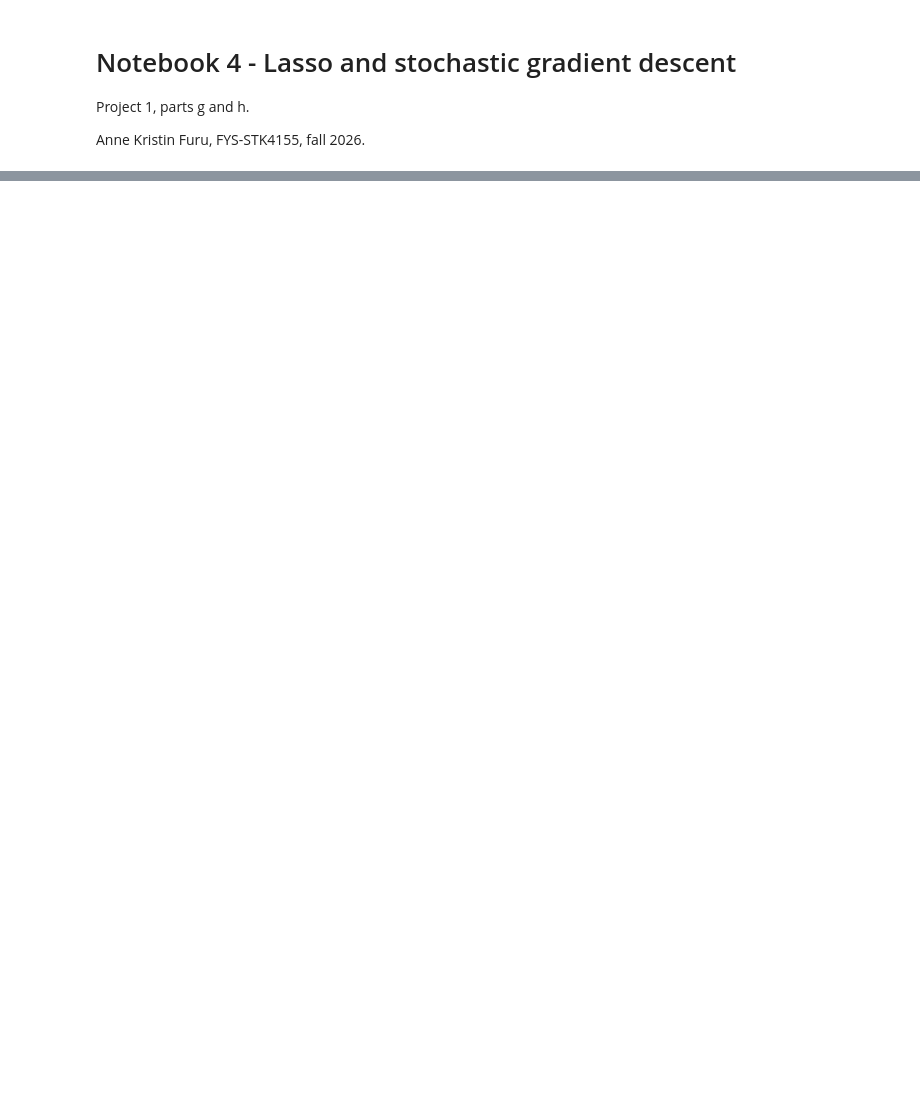
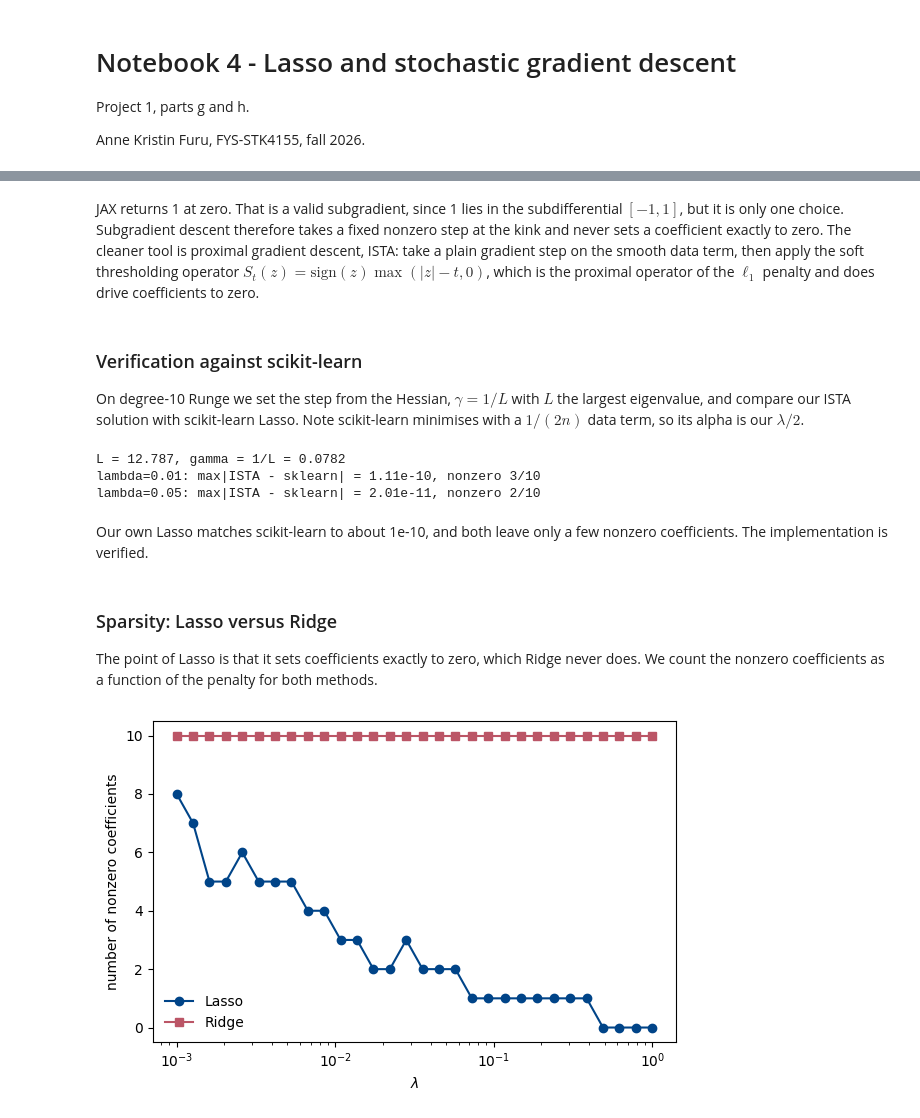
Before and after one commit to Annekfu/FYS-STK4155-Project1, a Jupyter notebook: notebooks/4_lasso_sgd.ipynb, the cells around one changed output, grey strips where cells are left out. Saved outputs shown, nothing was run; the diff lists cells and outputs as text; code cells hidden in the pictures; blank space fills up the shorter version.

```diff
--- a/notebooks/4_lasso_sgd.ipynb
+++ b/notebooks/4_lasso_sgd.ipynb
@@ -33,0 +48,52 @@ Minibatches, epochs and the learning-rate schedule of Eq. (4.40). Study of the m
+# %% [markdown]
+JAX returns 1 at zero. That is a valid subgradient, since 1 lies in the subdifferential $[-1, 1]$, but it is only one choice. Subgradient descent therefore takes a fixed nonzero step at the kink and never sets a coefficient exactly to zero. The cleaner tool is proximal gradient descent, ISTA: take a plain gradient step on the smooth data term, then apply the soft thresholding operator $S_t(z) = \mathrm{sign}(z)\max(|z|-t,0)$, which is the proximal operator of the $\ell_1$ penalty and does drive coefficients to zero.
+# %% [markdown]
+### Verification against scikit-learn
+
+On degree-10 Runge we set the step from the Hessian, $\gamma = 1/L$ with $L$ the largest eigenvalue, and compare our ISTA solution with scikit-learn Lasso. Note scikit-learn minimises with a $1/(2n)$ data term, so its alpha is our $\lambda/2$.
+# %%
+d = 10
+X = polynomial_features(x, d)
+Xtr, Xte, ytr, yte = split(X, y, test_size=0.2, seed=SEED)
+Xtr, Xte, ytr, yte, _ = scale_center(Xtr, Xte, ytr, yte)
+L = hessian_eigs(Xtr).max()
+gamma = 1.0 / L
+print(f'L = {L:.3f}, gamma = 1/L = {gamma:.4f}')
+
+for lam in (0.01, 0.05):
+    th = lasso_ista(Xtr, ytr, lam, gamma=gamma, num_iters=200000, tol=1e-12)
+    sk = SKLasso(alpha=lam / 2, fit_intercept=False, max_iter=500000, tol=1e-12).fit(Xtr, ytr)
+    diff = np.max(np.abs(th - sk.coef_))
+    nz = int((np.abs(th) > 1e-8).sum())
+    print(f'lambda={lam}: max|ISTA - sklearn| = {diff:.2e}, nonzero {nz}/{d}')
+# %% [output]
+L = 12.787, gamma = 1/L = 0.0782
+lambda=0.01: max|ISTA - sklearn| = 1.11e-10, nonzero 3/10
+lambda=0.05: max|ISTA - sklearn| = 2.01e-11, nonzero 2/10
+# %% [markdown]
+Our own Lasso matches scikit-learn to about 1e-10, and both leave only a few nonzero coefficients. The implementation is verified.
+# %% [markdown]
+### Sparsity: Lasso versus Ridge
+
+The point of Lasso is that it sets coefficients exactly to zero, which Ridge never does. We count the nonzero coefficients as a function of the penalty for both methods.
+# %%
+lams = np.logspace(-3, 0, 30)
+nz_lasso, nz_ridge = [], []
+for lam in lams:
+    tl = lasso_ista(Xtr, ytr, lam, gamma=gamma, num_iters=20000, tol=1e-10)
+    tr = ridge_closed_form(Xtr, ytr, lam)
+    nz_lasso.append(int((np.abs(tl) > 1e-8).sum()))
+    nz_ridge.append(int((np.abs(tr) > 1e-8).sum()))
+
+fig, ax = plt.subplots(figsize=(6, 4))
+ax.plot(lams, nz_lasso, 'o-', color=BLUE, label='Lasso')
+ax.plot(lams, nz_ridge, 's-', color=RED, label='Ridge')
+ax.set_xscale('log')
+ax.set_xlabel(r'$\lambda$')
+ax.set_ylabel('number of nonzero coefficients')
+ax.legend(frameon=False)
+fig.tight_layout()
+savefig('g_sparsity', fig)
+plt.show()
+# %% [output]
+[figure, added]
```
Also changed, not shown: parts of 23 cells of this notebook, 7 other files.
